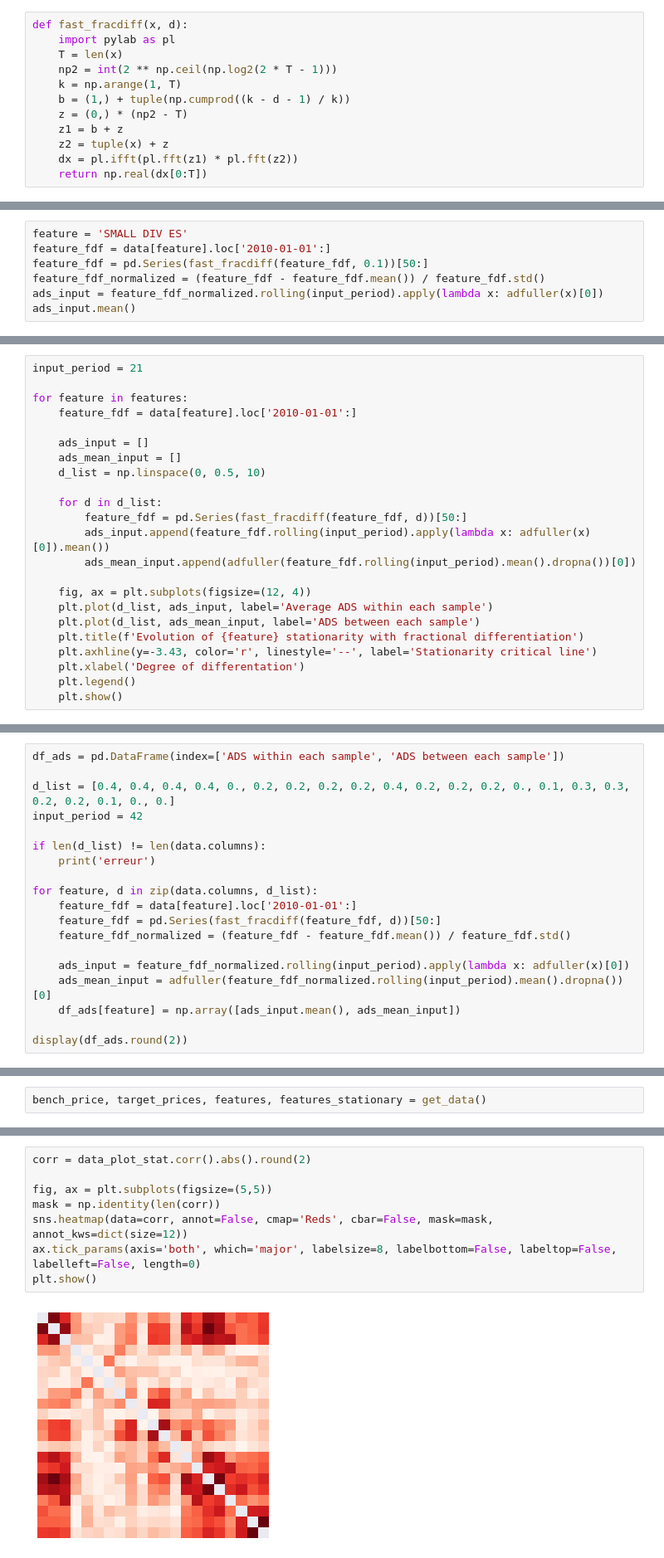
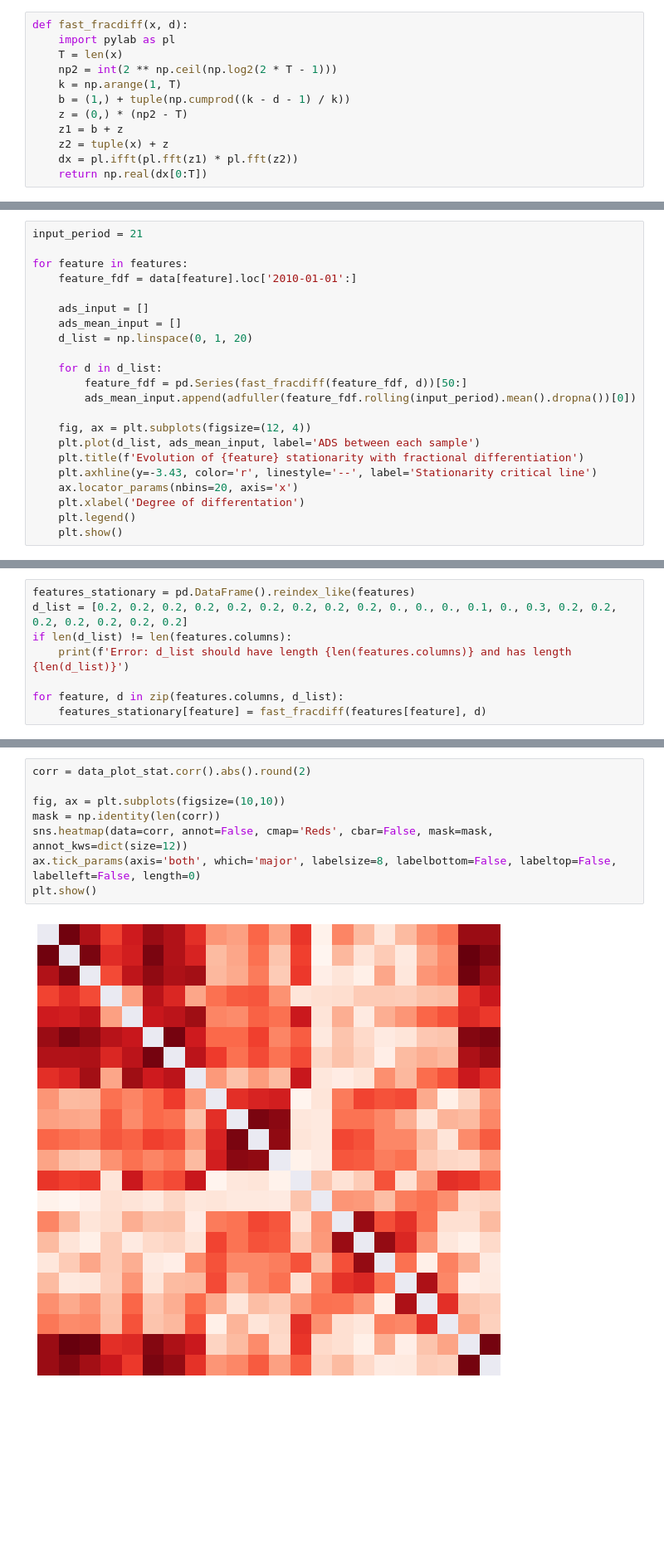
Before and after one commit to lacoupe/BCVS, a Jupyter notebook: SW/size/pre-processing.ipynb, the cells around one changed output, grey strips where cells are left out. Shown at 83% size. Cells and saved outputs as stored; diff of their text form; blank space fills up the shorter version.

```diff
--- a/SW/size/pre-processing.ipynb
+++ b/SW/size/pre-processing.ipynb
@@ -207,7 +110,0 @@ False
-# %%
-feature = 'SMALL DIV ES'
-feature_fdf = data[feature].loc['2010-01-01':]
-feature_fdf = pd.Series(fast_fracdiff(feature_fdf, 0.1))[50:]
-feature_fdf_normalized = (feature_fdf - feature_fdf.mean()) / feature_fdf.std()
-ads_input = feature_fdf_normalized.rolling(input_period).apply(lambda x: adfuller(x)[0])
-ads_input.mean()
@@ -222,18 +116,17 @@ for feature in features:
 
     ads_input = []
     ads_mean_input = []
-    d_list = np.linspace(0, 0.5, 10)
+    d_list = np.linspace(0, 1, 20)
 
     for d in d_list:
         feature_fdf = pd.Series(fast_fracdiff(feature_fdf, d))[50:]
-        ads_input.append(feature_fdf.rolling(input_period).apply(lambda x: adfuller(x)[0]).mean())
         ads_mean_input.append(adfuller(feature_fdf.rolling(input_period).mean().dropna())[0])
 
     fig, ax = plt.subplots(figsize=(12, 4))
-    plt.plot(d_list, ads_input, label='Average ADS within each sample')
     plt.plot(d_list, ads_mean_input, label='ADS between each sample')
     plt.title(f'Evolution of {feature} stationarity with fractional differentiation')
     plt.axhline(y=-3.43, color='r', linestyle='--', label='Stationarity critical line')
+    ax.locator_params(nbins=20, axis='x')
     plt.xlabel('Degree of differentation')
     plt.legend()
     plt.show()
@@ -254,19 +147,8 @@ for feature in features:
 # %%
-df_ads = pd.DataFrame(index=['ADS within each sample', 'ADS between each sample'])
+features_stationary = pd.DataFrame().reindex_like(features)
+d_list = [0.2, 0.2, 0.2, 0.2, 0.2, 0.2, 0.2, 0.2, 0.2, 0., 0., 0., 0.1, 0., 0.3, 0.2, 0.2, 0.2, 0.2, 0.2, 0.2, 0.2]
+if len(d_list) != len(features.columns):
+    print(f'Error: d_list should have length {len(features.columns)} and has length {len(d_list)}')
 
-d_list = [0.4, 0.4, 0.4, 0.4, 0., 0.2, 0.2, 0.2, 0.2, 0.4, 0.2, 0.2, 0.2, 0., 0.1, 0.3, 0.3, 0.2, 0.2, 0.1, 0., 0.]
-input_period = 42
-
-if len(d_list) != len(data.columns):
-    print('erreur')
-
-for feature, d in zip(data.columns, d_list):
-    feature_fdf = data[feature].loc['2010-01-01':]
-    feature_fdf = pd.Series(fast_fracdiff(feature_fdf, d))[50:]
-    feature_fdf_normalized = (feature_fdf - feature_fdf.mean()) / feature_fdf.std()
-
-    ads_input = feature_fdf_normalized.rolling(input_period).apply(lambda x: adfuller(x)[0])
-    ads_mean_input = adfuller(feature_fdf_normalized.rolling(input_period).mean().dropna())[0]
-    df_ads[feature] = np.array([ads_input.mean(), ads_mean_input])
-
-display(df_ads.round(2))
+for feature, d in zip(features.columns, d_list):
+    features_stationary[feature] = fast_fracdiff(features[feature], d)
@@ -277,2 +154,0 @@ display(df_ads.round(2))
-# %%
-bench_price, target_prices, features, features_stationary = get_data()
@@ -305,10 +250,10 @@ plt.show()
 # %%
 corr = data_plot_stat.corr().abs().round(2)
 
-fig, ax = plt.subplots(figsize=(5,5))
+fig, ax = plt.subplots(figsize=(10,10))
 mask = np.identity(len(corr))
 sns.heatmap(data=corr, annot=False, cmap='Reds', cbar=False, mask=mask, annot_kws=dict(size=12))
 ax.tick_params(axis='both', which='major', labelsize=8, labelbottom=False, labeltop=False, labelleft=False, length=0)
 plt.show()
 # %% [output]
-[figure, old version]
+[figure, new version]
```
Also changed, not shown: parts of 25 cells of this notebook, 7 other files.
